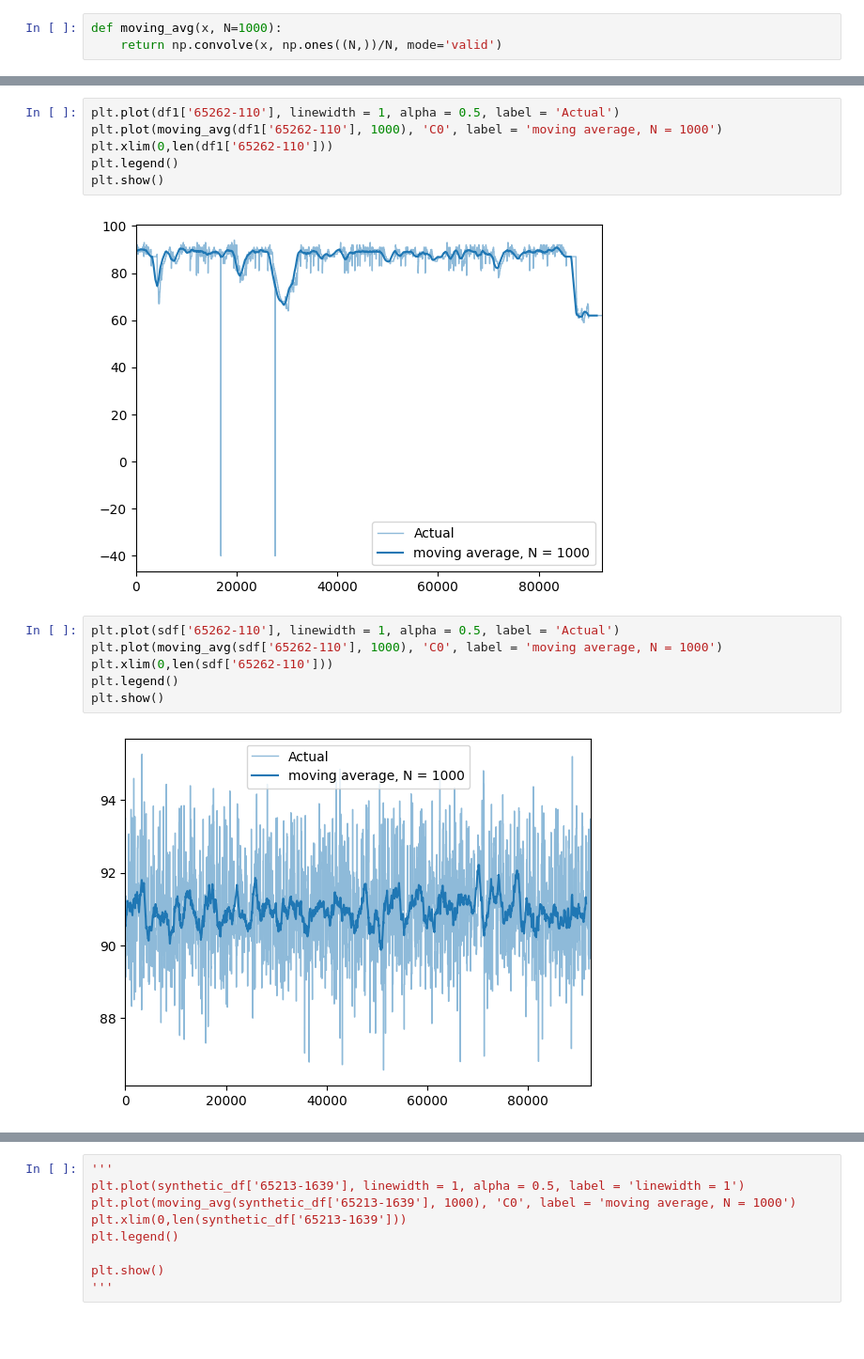
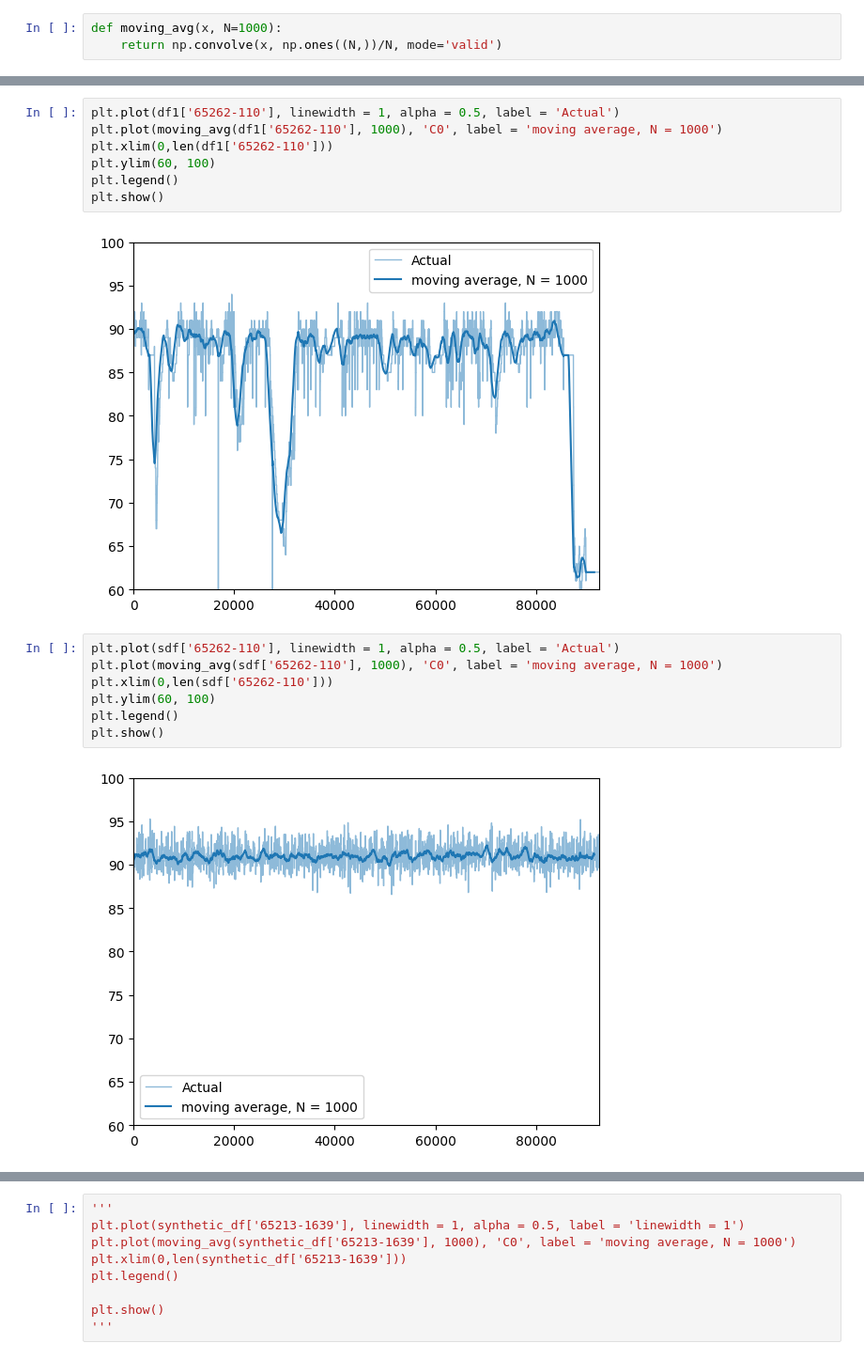
Before and after one commit to gautamvira/Predictive-Maintenance, a Jupyter notebook: synthetic_data_generation.ipynb, the cells around one changed output, grey strips where cells are left out. Shown at 94% size. Drawn from its saved outputs; the diff is of its cells as text; blank space fills up the shorter version.

Commit message:
Fixed the graphs for synthetic generation. Created a file to introduce faults.

```diff
--- a/synthetic_data_generation.ipynb
+++ b/synthetic_data_generation.ipynb
@@ -213,18 +215,20 @@ plt.show()
 plt.plot(df1['65262-110'], linewidth = 1, alpha = 0.5, label = 'Actual')
 plt.plot(moving_avg(df1['65262-110'], 1000), 'C0', label = 'moving average, N = 1000')
 plt.xlim(0,len(df1['65262-110']))
+plt.ylim(60, 100)
 plt.legend()
 plt.show()
 # %% [output]
-[figure, old version]
+[figure, new version]
 # %%
 plt.plot(sdf['65262-110'], linewidth = 1, alpha = 0.5, label = 'Actual')
 plt.plot(moving_avg(sdf['65262-110'], 1000), 'C0', label = 'moving average, N = 1000')
 plt.xlim(0,len(sdf['65262-110']))
+plt.ylim(60, 100)
 plt.legend()
 plt.show()
 # %% [output]
-[figure, old version]
+[figure, new version]
 # %%
 plt.plot(df1['65263-111'], linewidth = 1, alpha = 0.5, label = 'Actual')
 plt.plot(moving_avg(df1['65263-111'], 1000), 'C0', label = 'moving average, N = 1000')
```
Also changed, not shown: parts of 7 cells of this notebook, 1 other file.
